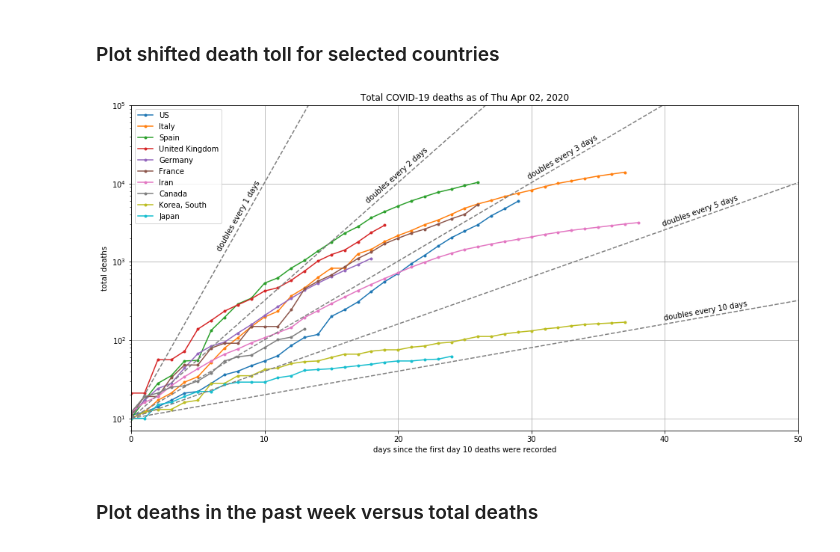
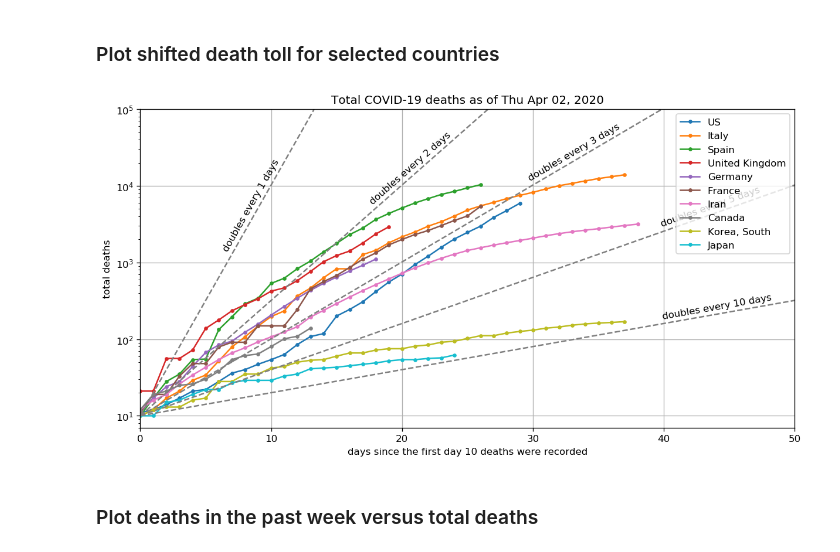
Before and after one commit to LaurentLessard/covid19, a Jupyter notebook: covid.ipynb, the cells around one changed output. Drawn from its saved outputs; the diff is of its cells as text; code cells hidden in the pictures.

```diff
--- a/covid.ipynb
+++ b/covid.ipynb
@@ -8,9 +8,12 @@ Script produced by [Laurent Lessard](https://laurentlessard.com)
 ### Import data from JHU CSSE
 # %%
 import pandas as pd
+import matplotlib as mpl
 import matplotlib.pyplot as plt
 import numpy as np
 
+mpl.rcParams['figure.dpi'] = 120
+
 url = "https://raw.githubusercontent.com/CSSEGISandData/COVID-19/master/csse_covid_19_data/csse_covid_19_time_series/time_series_covid19_deaths_global.csv"
 df_raw = pd.read_csv(url)
 # %% [markdown]
@@ -62,35 +65,35 @@ def shift_data( countries, min_deaths ):
 # selected countries
 countries = ['US','Italy','Spain','United Kingdom','Germany','France','Iran', 'Canada', 'Korea, South', 'Japan' ]
 min_deaths = 10
 
 # shift data so that index corresponds to days since min_death deaths.
 shifted_data = shift_data( countries, min_deaths )
 
 # merge into a single dataframe
 dfx = pd.concat( shifted_data, axis=1 )
 
 # make plot
-ax = dfx.plot(title="Total COVID-19 deaths as of %s" % latest_date, logy=True, figsize=(16,8), grid=True, marker='.');
+ax = dfx.plot(title="Total COVID-19 deaths as of %s" % latest_date, logy=True, figsize=(12,6), grid=True, marker='.');
 ax.set_xlabel("days since the first day %g deaths were recorded" % min_deaths )
 ax.set_ylabel("total deaths")
 ax.set_ylim(min_deaths*.7,1e5)
 ax.set_xlim(0,50);
 
 # draw doubling lines (doubling every d days)
 dvals = [1,2,3,5,10]    # values of doubling lines to draw (d)
 tloc = [7,18,30,40,40] # x-coordinate of text labels
 for i,d in enumerate(dvals):
     tx = tloc[i]
     ty = min_deaths*(2**(tx/d))
     angle = np.arctan(ty/d * np.log(2))
     angle_screen = ax.transData.transform_angles(np.array([angle,]),np.array([[tx,ty]]),radians=True)[0]
     x = 50
     y = min_deaths*(2**(x/d))
     plt.plot([0,x],[min_deaths,y], '--', color='gray')
     ax.annotate("doubles every %g days" % d, xy=(tx,ty), xytext=(-5*np.sin(angle_screen),5*np.cos(angle_screen)),
                 textcoords="offset points", rotation_mode='anchor', rotation=np.rad2deg(angle_screen))
 # %% [output]
-[figure, old version]
+[figure, new version]
 # %% [markdown]
 ### Plot deaths in the past week versus total deaths
 # %%
```
Also changed, not shown: 1 other file.
